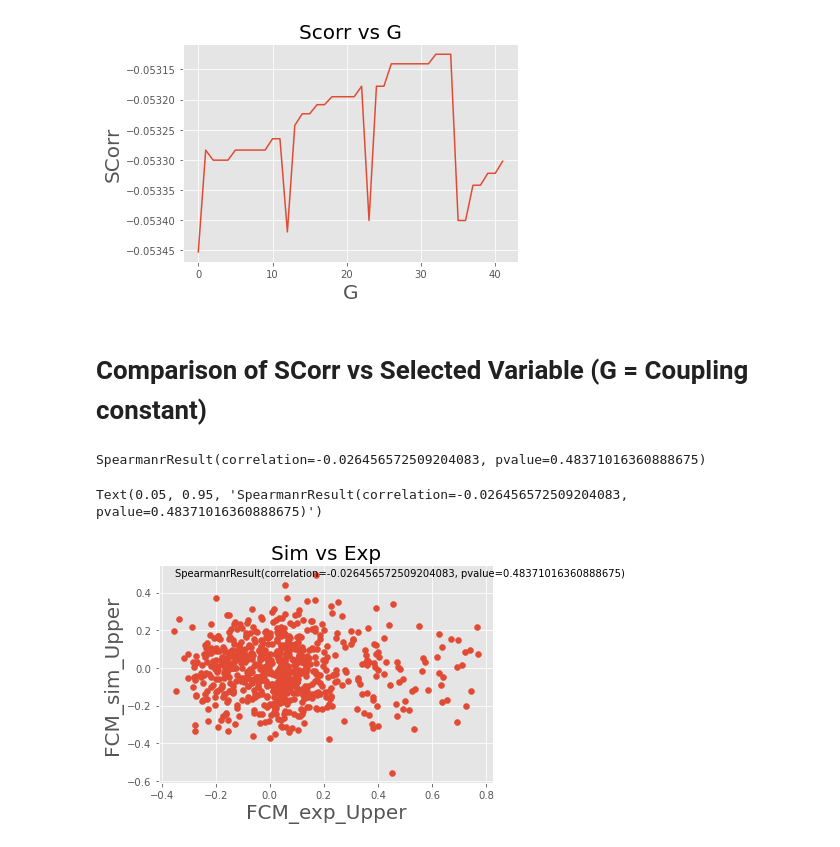
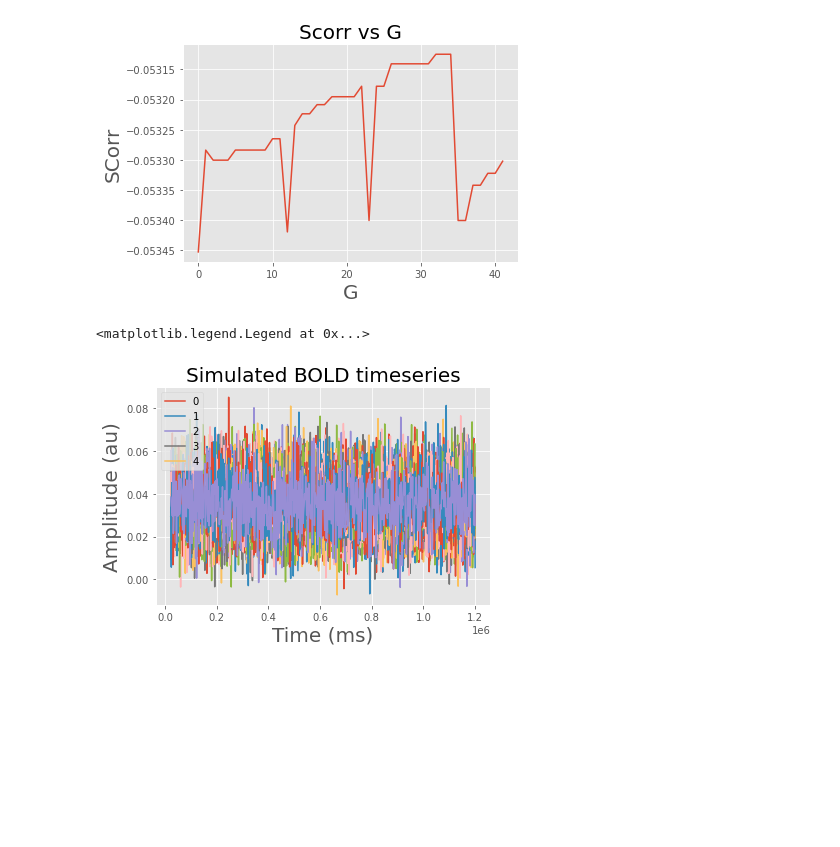
Before and after one commit to Spokhim/MouseBrainModelling, a Jupyter notebook: Comparisons and Analysis.ipynb, the cells around one changed output. Saved outputs shown, nothing was run; the diff lists cells and outputs as text; code cells hidden in the pictures; blank space fills up the shorter version.

```diff
--- a/Comparisons and Analysis.ipynb
+++ b/Comparisons and Analysis.ipynb
@@ -54,8 +98,6 @@ plt.title('Scorr vs G', fontsize=20)
 # %% [output]
 Text(0.5, 1.0, 'Scorr vs G')
 [figure]
-# %% [markdown]
-# Comparison of SCorr vs Selected Variable (G = Coupling constant)
 # %%
 # Read file import data
 #df = pd.read_csv(all_files[11],delimiter="\t",header=None)
@@ -64,30 +106,17 @@ df = np.genfromtxt(all_files[-1],delimiter="\t")
 
 bold_time = df[0]
 bold_data = df[1:]
-# %%
-# Import Experimental Mouse Data FCM
-FCM_exp = np.genfromtxt('do-not-track\\FCM_MouseExperimental.csv',delimiter = "\t")
-# Simualted FCM
-FCM_sim = np.genfromtxt(all_files[4],delimiter="\t")
-
-
-# Comparing FC_experimental Vs FC_Simulation with Spearman Correlation
-
-# Grab Upper triangles
-FCM_exp_Upper = FCM_exp[np.triu_indices(FCM_exp.shape[0], k = 1)]
-FCM_sim_Upper = FCM_sim[np.triu_indices(FCM_sim.shape[0], k = 1)]
-
-# Spearman Correlation
-SCorr = stats.spearmanr(a=FCM_exp_Upper,b=FCM_sim_Upper)
-print(SCorr)
-
-# Scatterplot
-plt.scatter(FCM_exp_Upper,FCM_sim_Upper)
-plt.xlabel('FCM_exp_Upper', fontsize=20)
-plt.ylabel('FCM_sim_Upper', fontsize=20)
-plt.title('Sim vs Exp', fontsize=20)
-plt.annotate(SCorr, xy=(0.05, 0.95), xycoords='axes fraction')
-# %% [output]
-SpearmanrResult(correlation=-0.026456572509204083, pvalue=0.48371016360888675)
-Text(0.05, 0.95, 'SpearmanrResult(correlation=-0.026456572509204083, pvalue=0.48371016360888675)')
-[figure, removed]
+# %%
+# plt.subplots()
+
+#plt.figure(num=None, figsize=(60, 30), dpi=80, facecolor='w', edgecolor='k')
+for tseries in bold_data:
+    plt.plot(bold_time,tseries)
+
+plt.xlabel('Time (ms)', fontsize=20)
+plt.ylabel('Amplitude (au)', fontsize=20)
+plt.title('Simulated BOLD timeseries', fontsize=20)
+plt.legend(('0','1','2','3','4'))
+# %% [output]
+<matplotlib.legend.Legend at 0x...>
+[figure, added]
```
Also changed, not shown: parts of 5 cells of this notebook.
